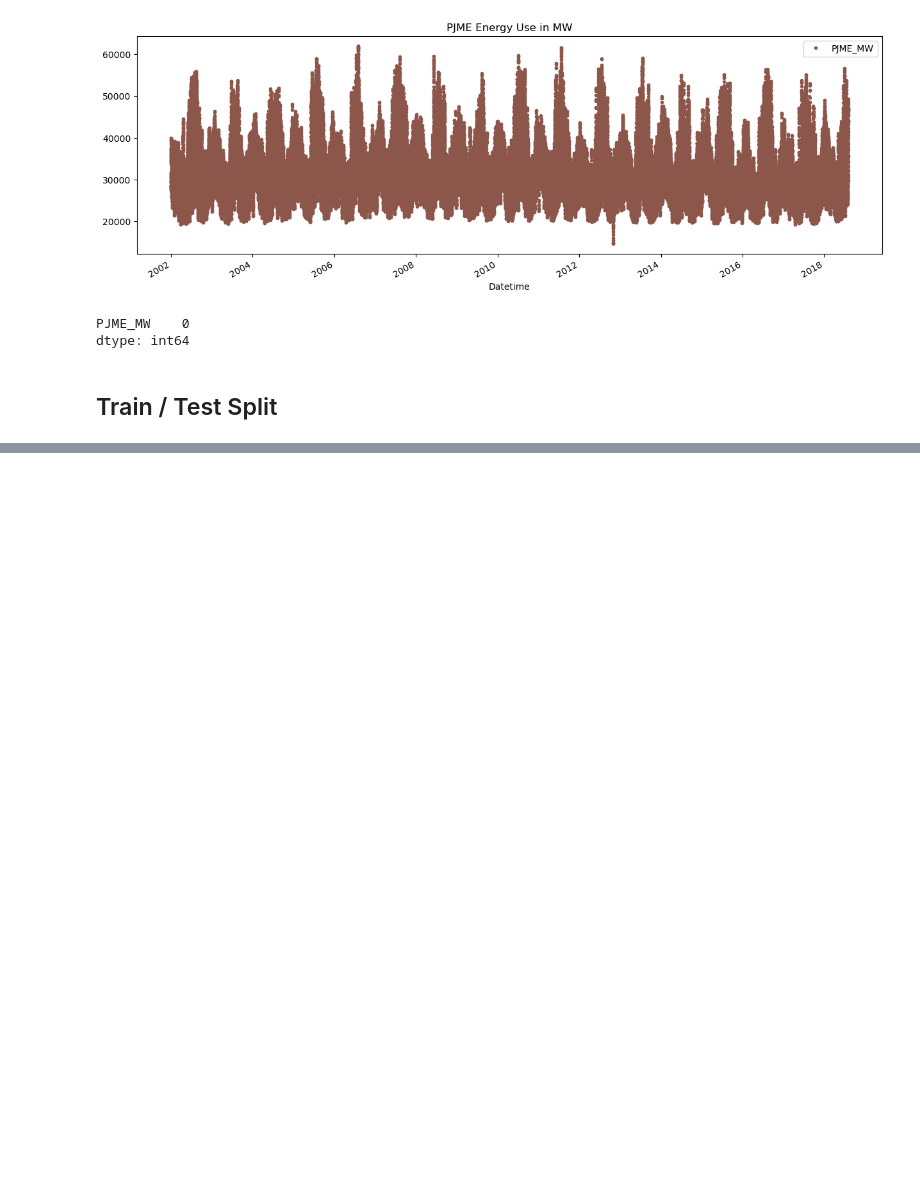
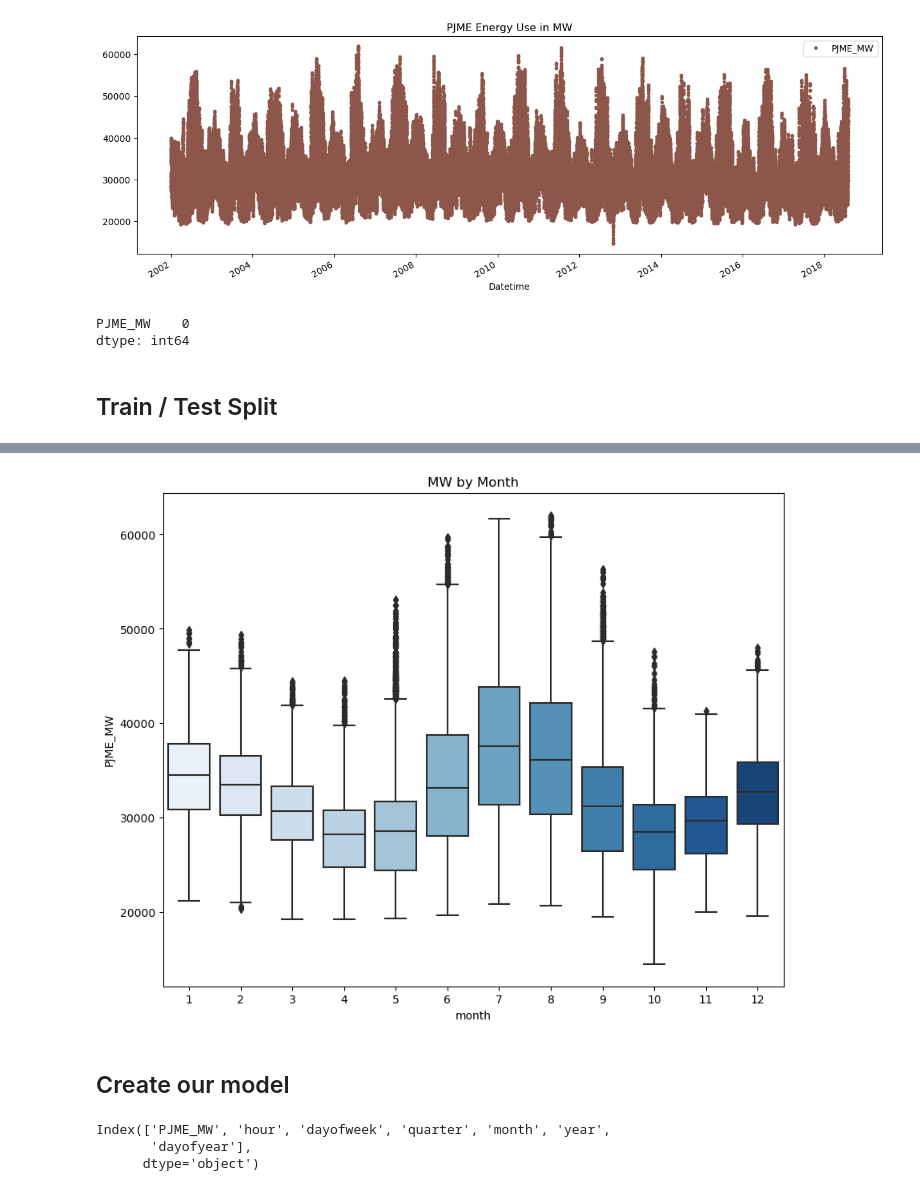
Before and after one commit to girl-coding/Hourly-Energy-Consumption, a Jupyter notebook: Time Series Forecasting with XGboost.ipynb, the cells around one changed output, grey strips where cells are left out. Drawn from its saved outputs; the diff is of its cells as text; code cells hidden in the pictures; blank space fills up the shorter version.

```diff
--- a/Time Series Forecasting with XGboost.ipynb
+++ b/Time Series Forecasting with XGboost.ipynb
@@ -113,0 +149,9 @@ dtype: int64
+# %%
+fig,ax = plt.subplots(figsize=(10, 8))
+sns.boxplot(data=df, x='month', y='PJME_MW', palette = 'Blues')
+ax.set_title('MW by Month')
+plt.show()
+# %% [output]
+[figure, added]
+# %% [markdown]
+## Create our model
@@ -113,0 +161,6 @@ dtype: int64
+# %%
+df.columns
+# %% [output]
+Index(['PJME_MW', 'hour', 'dayofweek', 'quarter', 'month', 'year',
+       'dayofyear'],
+      dtype='object')
```
Also changed, not shown: parts of 41 cells of this notebook.
